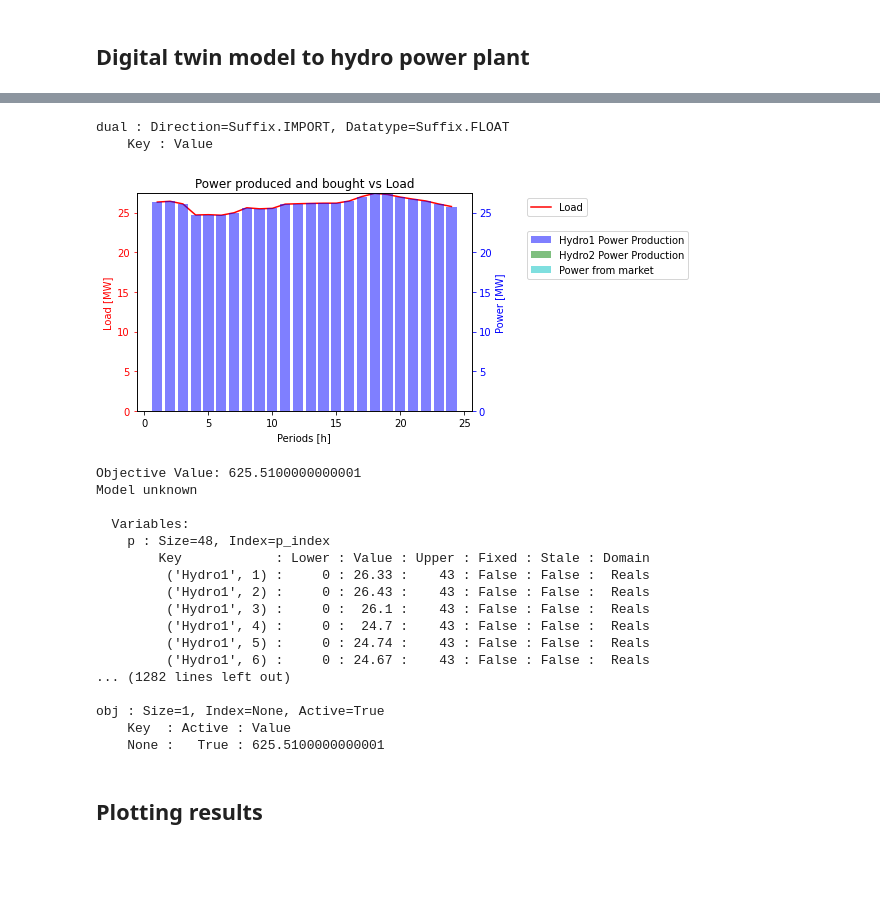
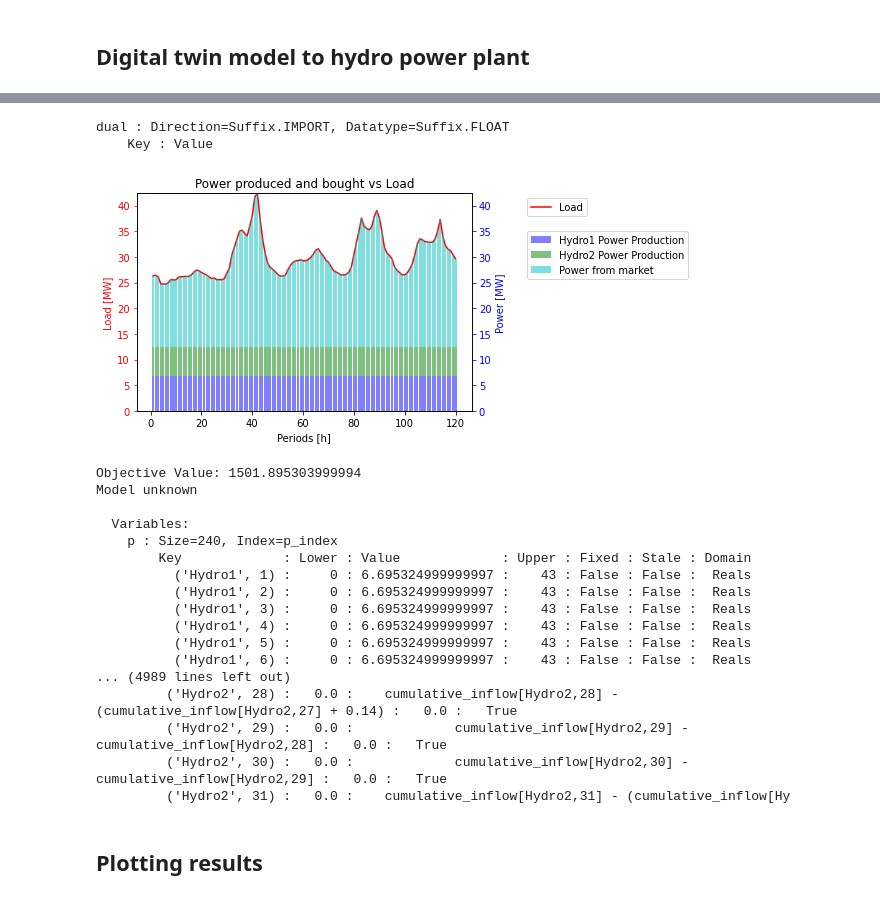
Before and after one commit to BenjaminTro/Preliminary-project, a Jupyter notebook: Hydro_power_plant.ipynb, the cells around one changed output, grey strips where cells are left out. Cells and saved outputs as stored; diff of their text form; code cells hidden in the pictures; blank space fills up the shorter version.

```diff
--- a/Hydro_power_plant.ipynb
+++ b/Hydro_power_plant.ipynb
@@ -200,9 +200,10 @@ def load_rule(model, j):
     return model.p['Hydro1',j] + model.p['Hydro2',j] + model.m['DAM',j] == L[j]
 model.load_cons = pyo.Constraint(model.periods, rule=load_rule)
 
-def power_rule(model, j):   #Rule for hydro power production dependent on varying discharge #update to also vary on head
-    return sum(10**-6*model.eff * model.rho * model.g * model.H * model.q[i, j] for i in model.plants) == sum(model.p[i,j] for i in model.plants) #MW
-model.power_prod = pyo.Constraint(model.periods, rule=power_rule)
+def power_rule(model, i, j):   # Rule for hydro power production dependent on varying discharge
+    return 10**-6 * model.eff * model.rho * model.g * model.H * model.q[i, j] == model.p[i, j]  # MW
+model.power_prod = pyo.Constraint(model.plants, model.periods, rule=power_rule)
+
 
 def vol_rule(model, i):
     tolerance = 1e1  # Adjust the tolerance value as needed (so that volume does not HAVE to be full if we simulate over a small time period)
@@ -295,7 +296,7 @@ obj : Size=1, Index=None, Active=True
 # %%
 #Definitions
 start = '2018-01-01 00:00:00'
-end = '2018-01-01 23:00:00'
+end = '2018-01-05 23:00:00'
 start_dt = pd.to_datetime(start)
 end_dt = pd.to_datetime(end)
 
@@ -398,30 +399,30 @@ model.cumulative_q_cons = pyo.Constraint(model.plants, model.periods, rule=cumul
 def cumulative_inflow_rule(model, i, j):
     if j == 1:
         if i == 'Hydro1':
-            return model.cumulative_inflow[i, j] == model.inflow1[j] * fm3
-        else:  # Hydro2
-            return model.cumulative_inflow[i, j] == (model.inflow2[j]) * fm3
+            return model.cumulative_inflow[i, j] == model.inflow1[j]
+        else:
+            return model.cumulative_inflow[i, j] == (model.inflow2[j])
     else:
         if i == 'Hydro1':
-            return model.cumulative_inflow[i, j] == model.cumulative_inflow[i, j - 1] + model.inflow1[j] * fm3
+            return model.cumulative_inflow[i, j] == model.cumulative_inflow[i, j - 1] + model.inflow1[j]
         else:  # Hydro2
-            return model.cumulative_inflow[i, j] == model.cumulative_inflow[i, j - 1] + (model.inflow2[j]) * fm3
+            return model.cumulative_inflow[i, j] == model.cumulative_inflow[i, j - 1] + (model.inflow2[j])
 
 model.cumulative_inflow_cons = pyo.Constraint(model.plants, model.periods, rule=cumulative_inflow_rule)
 # Constraint to update volume based on cumulative sum of discharges (VOLUME [MM3] - DISCHARGE [MM3/h] + INFLOW [MM3/h])
 def volume_change_rule(model, i, j):
     if j == 1:
         if i == 'Hydro1':
-            return model.v[i, j] == (model.v0[i]) - (sum(model.cumulative_q[i, j] for i in model.plants)*fm3) + (model.cumulative_inflow[i,j]) #+ (model.inflow2[j]*fm3)
+            return model.v[i, j] == (model.v0[i]) - (model.cumulative_q[i, j]*fm3) + (model.cumulative_inflow[i,j] * fm3) #+ (model.inflow2[j]*fm3)
         elif i == 'Hydro2':
             # Include the discharge from Hydro1 as inflow to Hydro2
-            return model.v[i, j] == (model.v0[i]) - (sum(model.cumulative_q[i, j] for i in model.plants)*fm3) + (model.cumulative_inflow [i,j]) + (model.cumulative_q['Hydro1', j]*fm3)
+            return model.v[i, j] == (model.v0[i]) - (model.cumulative_q[i, j]*fm3) + (model.cumulative_inflow[i,j] * fm3) + (model.cumulative_q['Hydro1', j]*fm3)
     else:
         if i == 'Hydro1':
-            return model.v[i, j] == (model.v[i, j - 1]) - (sum(model.cumulative_q[i, j] for i in model.plants)*fm3) + (model.cumulative_inflow[i,j]) #+ (model.inflow2[j]*fm3)
+            return model.v[i, j] == (model.v[i, j - 1]) - (model.cumulative_q[i, j]*fm3) + (model.cumulative_inflow[i,j] * fm3) #+ (model.inflow2[j]*fm3)
         elif i == 'Hydro2':
             # Include the discharge from Hydro1 as inflow to Hydro2
-            return model.v[i, j] == (model.v[i, j - 1]) - (sum(model.cumulative_q[i, j] for i in model.plants)*fm3) + (model.cumulative_inflow[i,j]) + (model.cumulative_q['Hydro1', j]*fm3)
+            return model.v[i, j] == (model.v[i, j - 1]) - (model.cumulative_q[i, j]*fm3) + (model.cumulative_inflow[i,j] * fm3) + (model.cumulative_q['Hydro1', j]*fm3)
 model.volume_change_cons = pyo.Constraint(model.plants, model.periods, rule=volume_change_rule)
 
 #VOLUME_HEAD_RULE
@@ -444,9 +445,9 @@ def load_rule(model, j):
     return model.p['Hydro1',j] + model.p['Hydro2',j] + model.m['DAM',j] == model.L[j]
 model.load_cons = pyo.Constraint(model.periods, rule=load_rule)
 
-def power_rule(model, j):   #Rule for hydro power production dependent on varying discharge
-    return sum(10**-6*model.eff * model.rho * model.g * model.h[i,j] * model.q[i, j] for i in model.plants) == sum(model.p[i,j] for i in model.plants) #MW
-model.power_prod = pyo.Constraint(model.periods, rule=power_rule)
+def power_rule(model, i, j):   # Rule for hydro power production dependent on varying discharge
+    return 10**-6 * model.eff * model.rho * model.g * model.h[i, j] * model.q[i, j] == model.p[i, j]  # MW
+model.power_prod = pyo.Constraint(model.plants, model.periods, rule=power_rule)
 
 def vol_rule(model, i):
     tolerance = 1e2  #Adjust the tolerance value as needed (so that volume does not HAVE to be full if we simulate over a small time period)
@@ -465,7 +466,7 @@ model.volume_end = pyo.Constraint(model.plants, rule=vol_rule)
 def ObjRule(model):
     return sum(model.p[i, j] for i in model.plants for j in model.periods)
 
-model.obj = pyo.Objective(rule=ObjRule, sense=pyo.maximize)
+model.obj = pyo.Objective(rule=ObjRule, sense=pyo.minimize)
 
 # Solve the model
 opt = pyo.SolverFactory('gurobi', solver_io="python")
@@ -502,51 +503,51 @@ if (results.solver.status == pyo.SolverStatus.ok) and (results.solver.terminatio
         ax2.bar(model.periods, power_values, color=colors[i], alpha=0.5, label=f'{plant} Power Production', bottom=bottom)
         bottom += power_values  # Update the bottom position for the next set of bars
 
     market_power_values = [market_power['DAM', period] for period in model.periods]
     ax2.bar(model.periods, market_power_values, color='c', alpha=0.5, label='Power from market', bottom=bottom)
 
     ax2.set_ylabel('Power [MW]', color='b')
     ax2.tick_params('y', colors='b')
     ax1.legend(loc='upper left', bbox_to_anchor=(1.15, 1))
     ax2.legend(loc='upper left', bbox_to_anchor=(1.15, 0.85))
     plt.title('Power produced and bought vs Load')
     plt.show()
     print("Objective Value:", pyo.value(model.obj))
 else:
     log_infeasible_constraints(model)
     print("Solver did not find an optimal solution.")
 model.display()
 
 
 # Display the model specifics
 print()
 model.pprint()
 print()
 #model.constraint.pprint()
 print()
 model.obj.display()
 print()
 # %% [output]
 dual : Direction=Suffix.IMPORT, Datatype=Suffix.FLOAT
     Key : Value
-[figure, old version]
+[figure, new version]
-Objective Value: 625.5100000000001
+Objective Value: 1501.895303999994
 Model unknown
 
   Variables:
-    p : Size=48, Index=p_index
-        Key            : Lower : Value : Upper : Fixed : Stale : Domain
-         ('Hydro1', 1) :     0 : 26.33 :    43 : False : False :  Reals
-         ('Hydro1', 2) :     0 : 26.43 :    43 : False : False :  Reals
-         ('Hydro1', 3) :     0 :  26.1 :    43 : False : False :  Reals
-         ('Hydro1', 4) :     0 :  24.7 :    43 : False : False :  Reals
-         ('Hydro1', 5) :     0 : 24.74 :    43 : False : False :  Reals
-         ('Hydro1', 6) :     0 : 24.67 :    43 : False : False :  Reals
-... (1282 lines left out)
-
-obj : Size=1, Index=None, Active=True
-    Key  : Active : Value
-    None :   True : 625.5100000000001
+    p : Size=240, Index=p_index
+        Key             : Lower : Value             : Upper : Fixed : Stale : Domain
+          ('Hydro1', 1) :     0 : 6.695324999999997 :    43 : False : False :  Reals
+          ('Hydro1', 2) :     0 : 6.695324999999997 :    43 : False : False :  Reals
+          ('Hydro1', 3) :     0 : 6.695324999999997 :    43 : False : False :  Reals
+          ('Hydro1', 4) :     0 : 6.695324999999997 :    43 : False : False :  Reals
+          ('Hydro1', 5) :     0 : 6.695324999999997 :    43 : False : False :  Reals
+          ('Hydro1', 6) :     0 : 6.695324999999997 :    43 : False : False :  Reals
+... (4989 lines left out)
+         ('Hydro2', 28) :   0.0 :    cumulative_inflow[Hydro2,28] - (cumulative_inflow[Hydro2,27] + 0.14) :   0.0 :   True
+         ('Hydro2', 29) :   0.0 :             cumulative_inflow[Hydro2,29] - cumulative_inflow[Hydro2,28] :   0.0 :   True
+         ('Hydro2', 30) :   0.0 :             cumulative_inflow[Hydro2,30] - cumulative_inflow[Hydro2,29] :   0.0 :   True
+         ('Hydro2', 31) :   0.0 :    cumulative_inflow[Hydro2,31] - (cumulative_inflow[Hy
 # %% [markdown]
 ## Plotting results
 # %%
```
Also changed, not shown: parts of 11 cells of this notebook.
